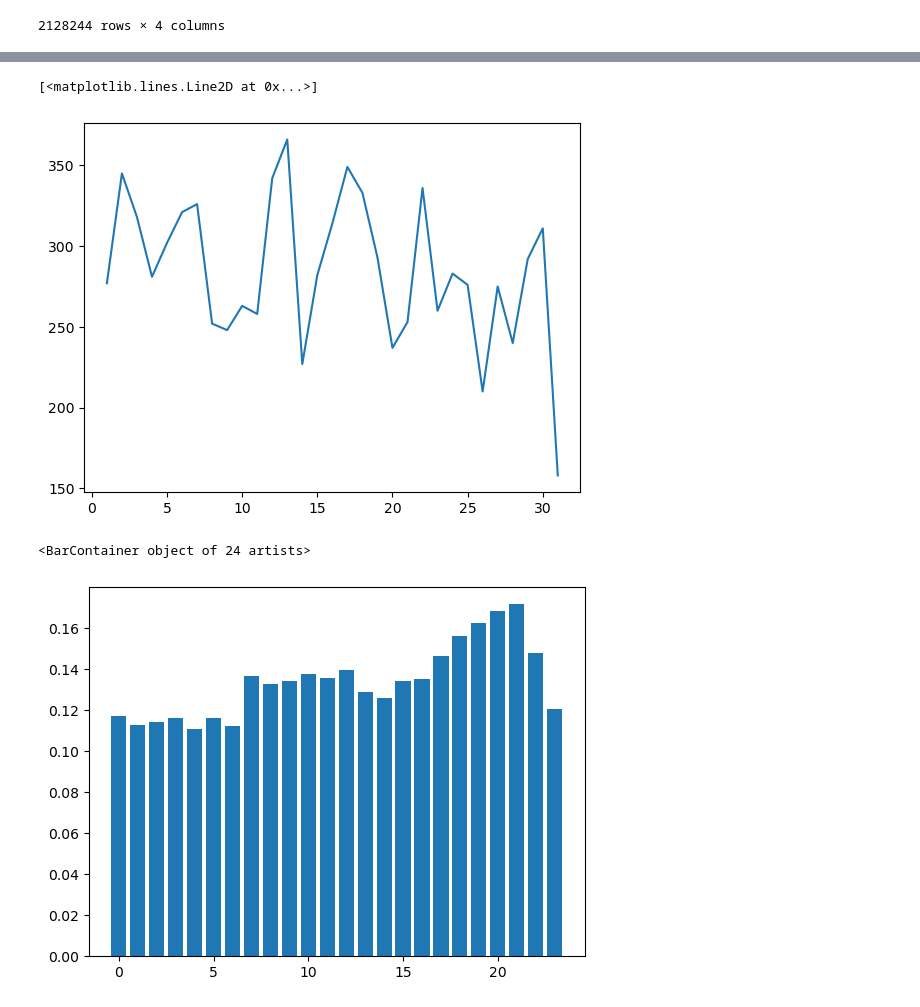
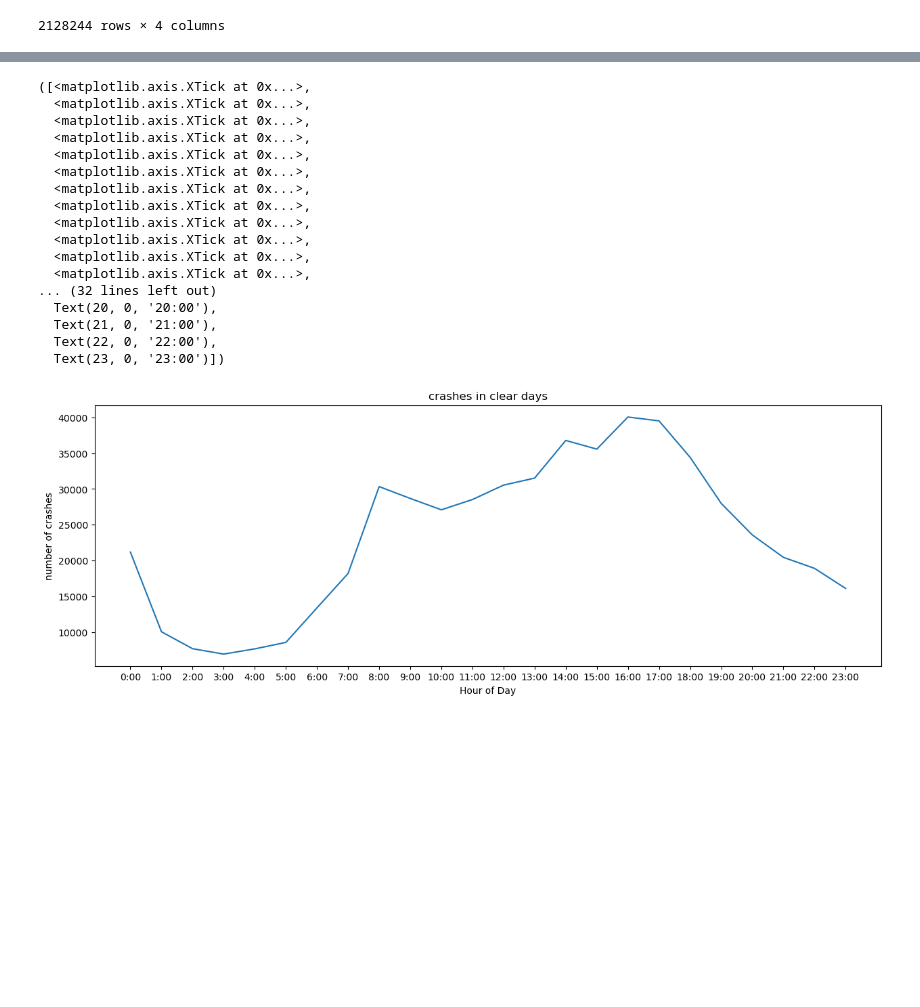
Before and after one commit to WiiLife/data_viz24-25, a Jupyter notebook: weather_data.ipynb, the cells around one changed output, grey strips where cells are left out. Cells and saved outputs as stored; diff of their text form; code cells hidden in the pictures; blank space fills up the shorter version.

Commit message:
did some changes on the weather_data

```diff
--- a/weather_data.ipynb
+++ b/weather_data.ipynb
@@ -49,5 +72,5 @@ crash_data["CRASH DATE"] = pd.to_datetime(crash_data["CRASH DATE"] + " " + crash
 dates_with_rain = data[data["rain (mm)"] > 0]["time"].dt.date
 dates_without_rain = data[data["rain (mm)"] == 0]["time"].dt.date
 # %%
-crashes_with_rain = crash_data[crash_data["CRASH DATE"].isin(dates_with_rain)]
-crashes_without_rain = crash_data[crash_data["CRASH DATE"].isin(dates_without_rain)]
+crashes_with_rain = crash_data[crash_data["CRASH DATE"].dt.date.isin(dates_with_rain)]
+crashes_without_rain = crash_data[crash_data["CRASH DATE"].dt.date.isin(dates_without_rain)]
@@ -70,15 +77,29 @@ crashes_with_rain
-# %%
-
-day_data_crashes = crashes_with_rain.groupby(crashes_with_rain["CRASH DATE"].dt.day).count()
-plt.plot(day_data_crashes.index, day_data_crashes["CRASH DATE"])
-# %% [output]
-[<matplotlib.lines.Line2D at 0x...>]
-[figure, removed]
-# %%
-# make normal curve of the data by time of day for all data
-
-h_data = data.groupby(data["time"].dt.hour).mean()
-plt.bar(h_data.index, h_data["precipitation (mm)"], label="precipitation")
-# %% [output]
-<BarContainer object of 24 artists>
-[figure, removed]
+# %%
+data_crashes = crashes_without_rain.groupby(crashes_with_rain["CRASH DATE"].dt.hour).count()
+
+plt.figure(figsize=(15, 5))
+
+plt.plot(data_crashes.index, data_crashes["CRASH DATE"])
+plt.xlabel("Hour of Day")
+plt.ylabel("number of crashes")
+plt.title("crashes in clear days")
+plt.xticks(range(0, 24), [f"{h}:00" for h in range(0, 24)])
+# %% [output]
+([<matplotlib.axis.XTick at 0x...>,
+  <matplotlib.axis.XTick at 0x...>,
+  <matplotlib.axis.XTick at 0x...>,
+  <matplotlib.axis.XTick at 0x...>,
+  <matplotlib.axis.XTick at 0x...>,
+  <matplotlib.axis.XTick at 0x...>,
+  <matplotlib.axis.XTick at 0x...>,
+  <matplotlib.axis.XTick at 0x...>,
+  <matplotlib.axis.XTick at 0x...>,
+  <matplotlib.axis.XTick at 0x...>,
+  <matplotlib.axis.XTick at 0x...>,
+  <matplotlib.axis.XTick at 0x...>,
+... (32 lines left out)
+  Text(20, 0, '20:00'),
+  Text(21, 0, '21:00'),
+  Text(22, 0, '22:00'),
+  Text(23, 0, '23:00')])
+[figure, added]
```
Also changed, not shown: parts of 6 cells of this notebook.
